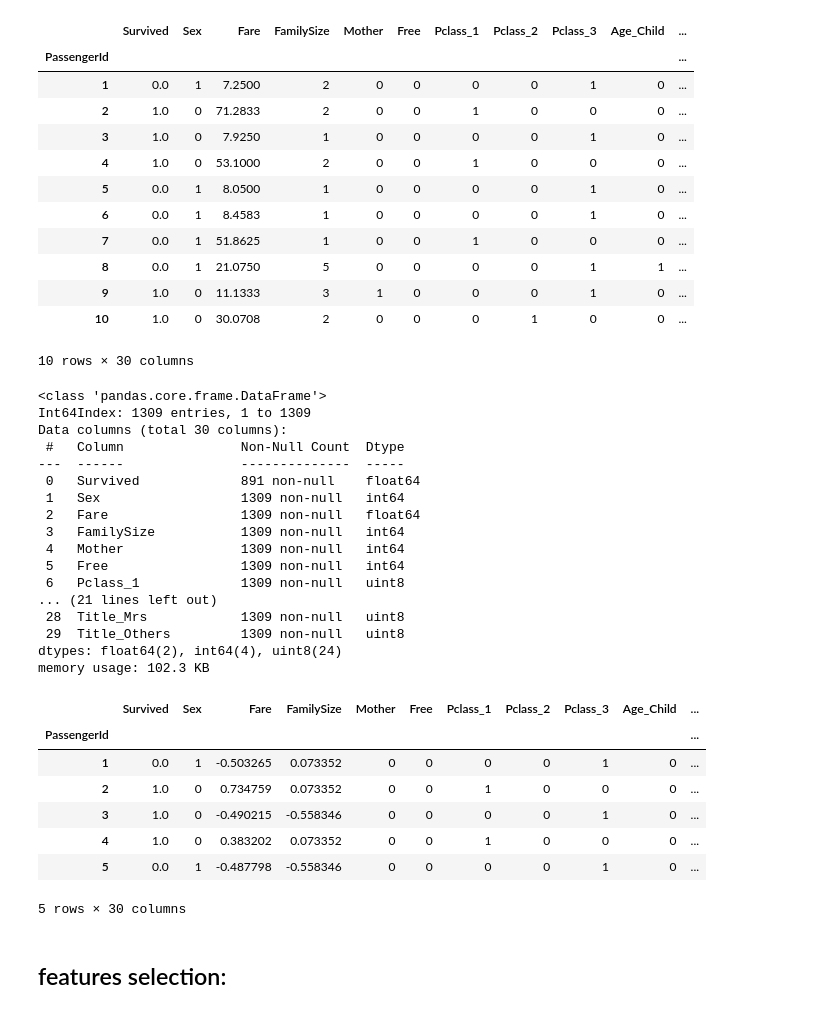
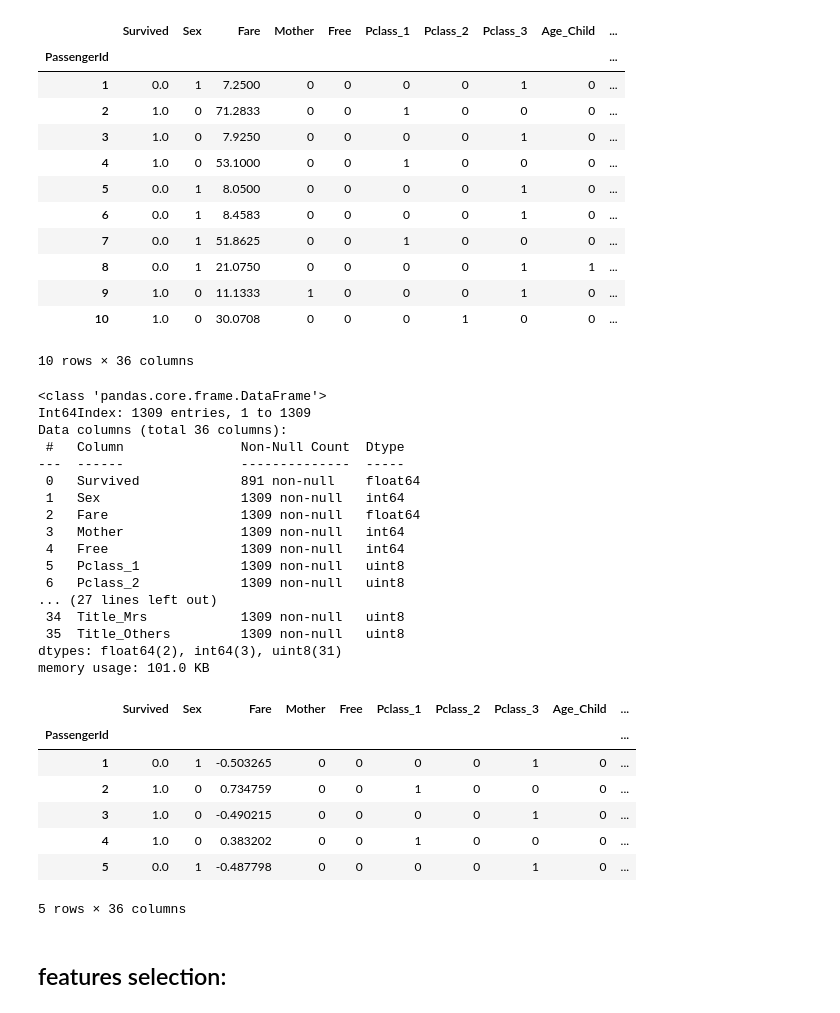
Before and after one commit to dmashchenko/titanic, a Jupyter notebook: titanic.ipynb, the cells around one changed output. Saved outputs shown, nothing was run; the diff lists cells and outputs as text; code cells hidden in the pictures.

```diff
--- a/titanic.ipynb
+++ b/titanic.ipynb
@@ -32,6 +32,7 @@ df.Pclass = df.Pclass.astype('category')
 df.Sex.replace({'male':1, 'female':0}, inplace=True)
 
 df['FamilySize'] = df.SibSp + df.Parch + 1
+df.FamilySize = df.FamilySize.astype('category')
 
 df['Title'] = df.Name.str.extract(' ([A-Za-z]+)\.', expand=False)
 df['Title'] = df.Title.replace('Ms','Miss')
@@ -45,64 +46,66 @@ df['Ticket'] = df.Ticket.apply(titanic_tools.extract_ticket_type)
 
 df.Age.fillna(df.Title, inplace=True)
 df.Age = df.Age.apply(titanic_tools.get_age_by_title)
-bins = [0,12,24,45,60,df.Age.max()]
-labels = ['Child', 'Young Adult', 'Adult','Older Adult','Senior']
-df.Age = pd.cut(df["Age"], bins, labels = labels)
+
+df.Age = pd.cut(df["Age"], [0,12,24,45,60,df.Age.max()],labels=['Child', 'Young_Adult', 'Adult','Older_Adult','Senior'])
 
 df.Fare.fillna(13,inplace=True)
+
 df.Embarked.fillna('S',inplace=True)
 
 df.drop(['SibSp','Parch','Name'],axis=1, inplace=True)
 
 df = pd.get_dummies(df)
+
+df.drop(['FamilySize_1', 'Ticket_NO'],axis=1, inplace=True)
 # %%
 df.head(10)
 # %% [output]
-|  | Survived | Sex | Fare | FamilySize | Mother | Free | Pclass_1 | Pclass_2 | Pclass_3 | Age_Child | ... |
-| PassengerId |  |  |  |  |  |  |  |  |  |  | ... |
-| 1 | 0.0 | 1 | 7.2500 | 2 | 0 | 0 | 0 | 0 | 1 | 0 | ... |
-| 2 | 1.0 | 0 | 71.2833 | 2 | 0 | 0 | 1 | 0 | 0 | 0 | ... |
-| 3 | 1.0 | 0 | 7.9250 | 1 | 0 | 0 | 0 | 0 | 1 | 0 | ... |
-| 4 | 1.0 | 0 | 53.1000 | 2 | 0 | 0 | 1 | 0 | 0 | 0 | ... |
-| 5 | 0.0 | 1 | 8.0500 | 1 | 0 | 0 | 0 | 0 | 1 | 0 | ... |
-| 6 | 0.0 | 1 | 8.4583 | 1 | 0 | 0 | 0 | 0 | 1 | 0 | ... |
-| 7 | 0.0 | 1 | 51.8625 | 1 | 0 | 0 | 1 | 0 | 0 | 0 | ... |
-| 8 | 0.0 | 1 | 21.0750 | 5 | 0 | 0 | 0 | 0 | 1 | 1 | ... |
-| 9 | 1.0 | 0 | 11.1333 | 3 | 1 | 0 | 0 | 0 | 1 | 0 | ... |
-| 10 | 1.0 | 0 | 30.0708 | 2 | 0 | 0 | 0 | 1 | 0 | 0 | ... |
+|  | Survived | Sex | Fare | Mother | Free | Pclass_1 | Pclass_2 | Pclass_3 | Age_Child | ... |
+| PassengerId |  |  |  |  |  |  |  |  |  | ... |
+| 1 | 0.0 | 1 | 7.2500 | 0 | 0 | 0 | 0 | 1 | 0 | ... |
+| 2 | 1.0 | 0 | 71.2833 | 0 | 0 | 1 | 0 | 0 | 0 | ... |
+| 3 | 1.0 | 0 | 7.9250 | 0 | 0 | 0 | 0 | 1 | 0 | ... |
+| 4 | 1.0 | 0 | 53.1000 | 0 | 0 | 1 | 0 | 0 | 0 | ... |
+| 5 | 0.0 | 1 | 8.0500 | 0 | 0 | 0 | 0 | 1 | 0 | ... |
+| 6 | 0.0 | 1 | 8.4583 | 0 | 0 | 0 | 0 | 1 | 0 | ... |
+| 7 | 0.0 | 1 | 51.8625 | 0 | 0 | 1 | 0 | 0 | 0 | ... |
+| 8 | 0.0 | 1 | 21.0750 | 0 | 0 | 0 | 0 | 1 | 1 | ... |
+| 9 | 1.0 | 0 | 11.1333 | 1 | 0 | 0 | 0 | 1 | 0 | ... |
+| 10 | 1.0 | 0 | 30.0708 | 0 | 0 | 0 | 1 | 0 | 0 | ... |
-10 rows × 30 columns
+10 rows × 36 columns
 # %%
 df.info()
 # %% [output]
 <class 'pandas.core.frame.DataFrame'>
 Int64Index: 1309 entries, 1 to 1309
-Data columns (total 30 columns):
+Data columns (total 36 columns):
  #   Column               Non-Null Count  Dtype
 ---  ------               --------------  -----
  0   Survived             891 non-null    float64
  1   Sex                  1309 non-null   int64
  2   Fare                 1309 non-null   float64
- 3   FamilySize           1309 non-null   int64
- 4   Mother               1309 non-null   int64
- 5   Free                 1309 non-null   int64
- 6   Pclass_1             1309 non-null   uint8
-... (21 lines left out)
- 28  Title_Mrs            1309 non-null   uint8
- 29  Title_Others         1309 non-null   uint8
-dtypes: float64(2), int64(4), uint8(24)
-memory usage: 102.3 KB
+ 3   Mother               1309 non-null   int64
+ 4   Free                 1309 non-null   int64
+ 5   Pclass_1             1309 non-null   uint8
+ 6   Pclass_2             1309 non-null   uint8
+... (27 lines left out)
+ 34  Title_Mrs            1309 non-null   uint8
+ 35  Title_Others         1309 non-null   uint8
+dtypes: float64(2), int64(3), uint8(31)
+memory usage: 101.0 KB
 # %%
-df[['Fare', 'FamilySize']] = StandardScaler().fit_transform(df[['Fare', 'FamilySize']])
+df[['Fare']] = StandardScaler().fit_transform(df[['Fare']])
 df.head(5)
 # %% [output]
-|  | Survived | Sex | Fare | FamilySize | Mother | Free | Pclass_1 | Pclass_2 | Pclass_3 | Age_Child | ... |
-| PassengerId |  |  |  |  |  |  |  |  |  |  | ... |
-| 1 | 0.0 | 1 | -0.503265 | 0.073352 | 0 | 0 | 0 | 0 | 1 | 0 | ... |
-| 2 | 1.0 | 0 | 0.734759 | 0.073352 | 0 | 0 | 1 | 0 | 0 | 0 | ... |
-| 3 | 1.0 | 0 | -0.490215 | -0.558346 | 0 | 0 | 0 | 0 | 1 | 0 | ... |
-| 4 | 1.0 | 0 | 0.383202 | 0.073352 | 0 | 0 | 1 | 0 | 0 | 0 | ... |
-| 5 | 0.0 | 1 | -0.487798 | -0.558346 | 0 | 0 | 0 | 0 | 1 | 0 | ... |
+|  | Survived | Sex | Fare | Mother | Free | Pclass_1 | Pclass_2 | Pclass_3 | Age_Child | ... |
+| PassengerId |  |  |  |  |  |  |  |  |  | ... |
+| 1 | 0.0 | 1 | -0.503265 | 0 | 0 | 0 | 0 | 1 | 0 | ... |
+| 2 | 1.0 | 0 | 0.734759 | 0 | 0 | 1 | 0 | 0 | 0 | ... |
+| 3 | 1.0 | 0 | -0.490215 | 0 | 0 | 0 | 0 | 1 | 0 | ... |
+| 4 | 1.0 | 0 | 0.383202 | 0 | 0 | 1 | 0 | 0 | 0 | ... |
+| 5 | 0.0 | 1 | -0.487798 | 0 | 0 | 0 | 0 | 1 | 0 | ... |
-5 rows × 30 columns
+5 rows × 36 columns
 # %% [markdown]
 ## features selection:
 # %%
```
Also changed, not shown: parts of 8 cells of this notebook, 2 other files.
